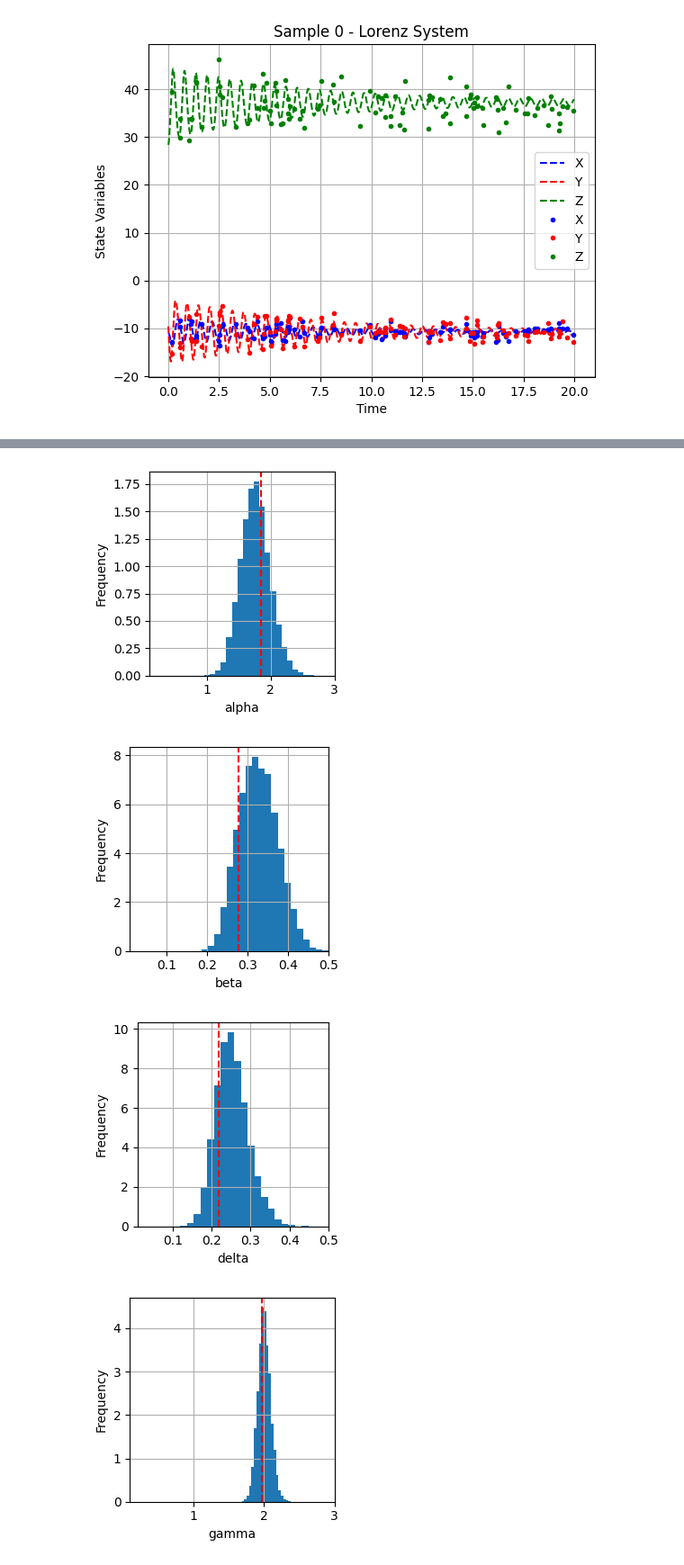
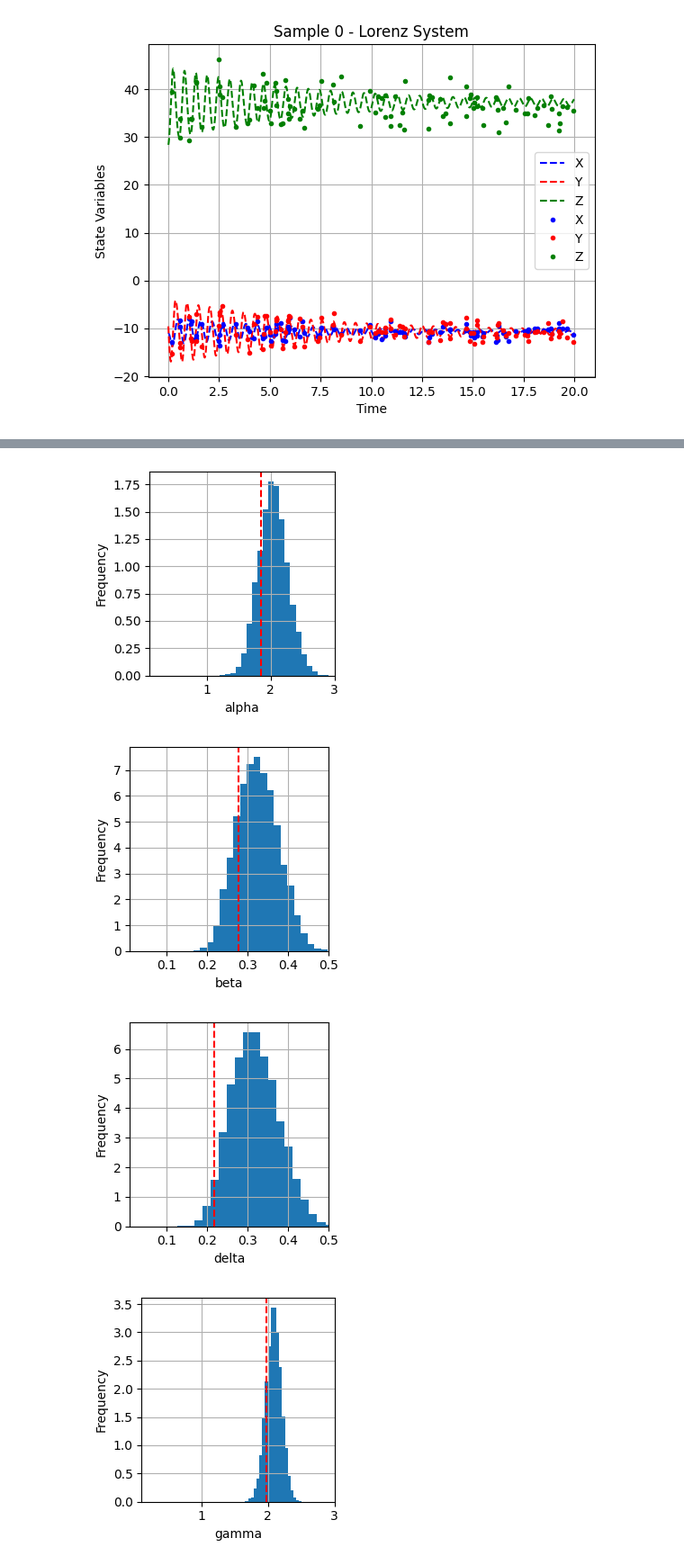
Before and after one commit to Arya-Honarpisheh/DiffSysId, a Jupyter notebook: check.ipynb, the cells around one changed output, grey strips where cells are left out. Shown: that part at 90% size. Saved outputs shown, nothing was run; the diff lists cells and outputs as text; code cells hidden in the pictures.

```diff
--- a/check.ipynb
+++ b/check.ipynb
@@ -96,6 +96,6 @@ The initial conditions used: tensor([85.2250, 14.3950])
 # %%
 # check a model
-modelfolder = "LotkaVolterra_fold0_20250627_203624"
+modelfolder = "LotkaVolterra_fold0_20250917_204653"
 datafolder = "LotkaVolterra_S_10000_T_20.0_dt_0.001_seq_len_60_seed_0"
 device = "cuda:0"
 nsample = 10000
@@ -186,5 +186,5 @@ Evaluation time: 349.55 seconds
 parameters: tensor([1.8480, 0.2770, 0.2176, 1.9731], device='cuda:0')
-[figure, old version]
+[figure, new version]
-[figure, old version]
+[figure, new version]
-[figure, old version]
+[figure, new version]
-[figure, old version]
+[figure, new version]
```
Also changed, not shown: parts of 2 cells of this notebook, 8 other files.
